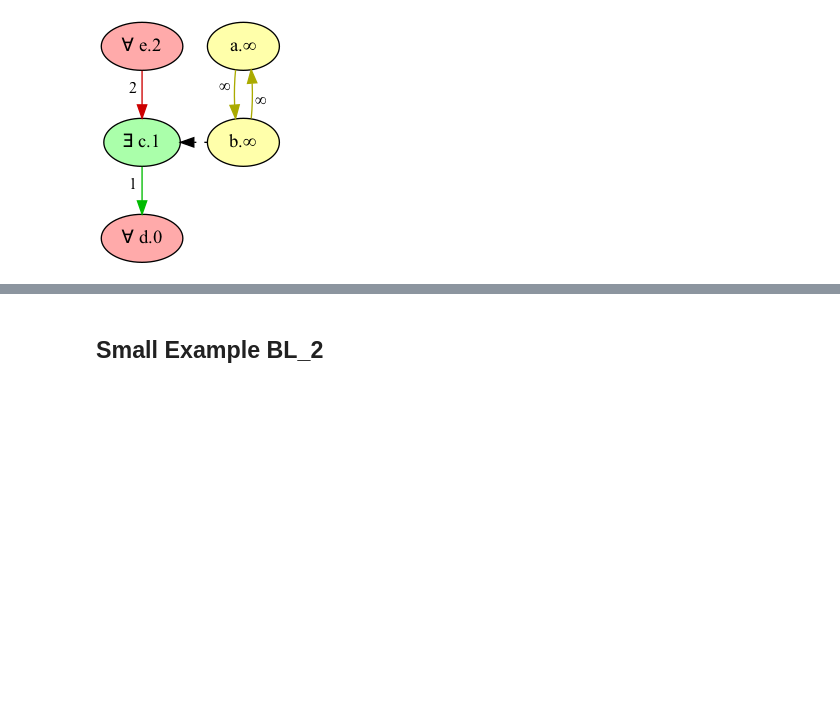
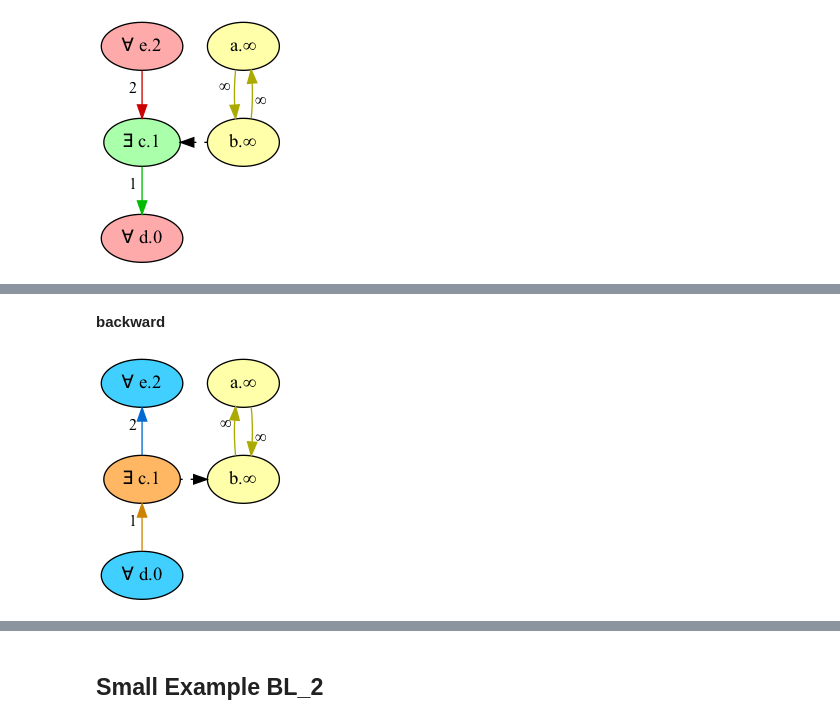
Before and after one commit to idaks/Games-and-Argumentation, a Jupyter notebook: Refactor/small_example.ipynb, the cells around one changed output, grey strips where cells are left out. Cells and saved outputs as stored; diff of their text form; code cells hidden in the pictures; blank space fills up the shorter version.

Commit message:
add backward

```diff
--- a/Refactor/small_example.ipynb
+++ b/Refactor/small_example.ipynb
@@ -18,3 +20,14 @@ show_wfs(input_file, keyword, reverse, gvz_version)
 show_stb(input_file, keyword, gvz_version)
 # %% [output]
 [interactive output not drawn]
+# %% [markdown]
+**backward**
+# %%
+input_file = "files/wm_graph_bl_1.lp"
+keyword = "arg"
+reverse = False
+gvz_version = "unfactored"
+# %%
+show_wfs(input_file, keyword, reverse, gvz_version)
+# %% [output]
+[figure, added]
```
Also changed, not shown: parts of 12 cells of this notebook, 48 other files.
